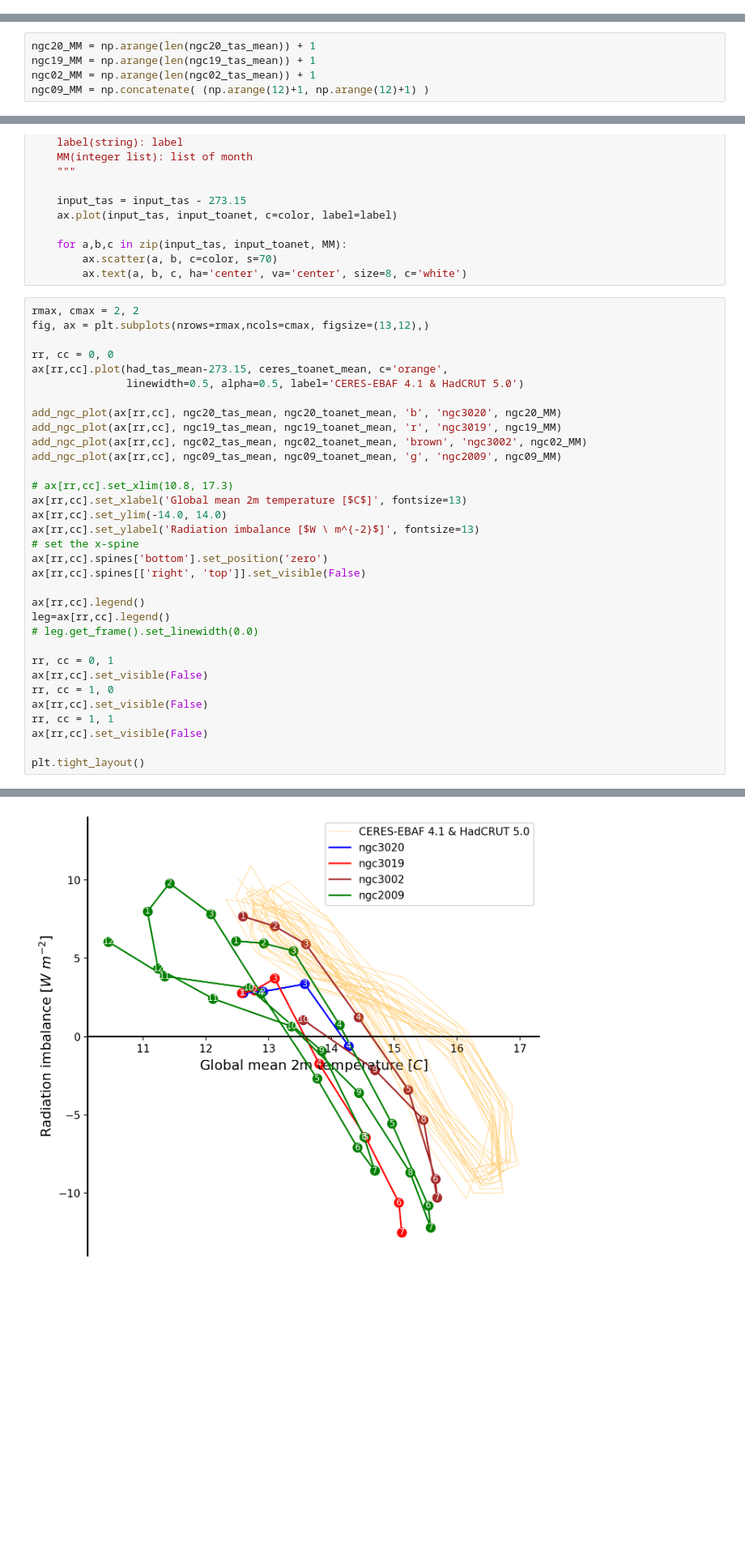
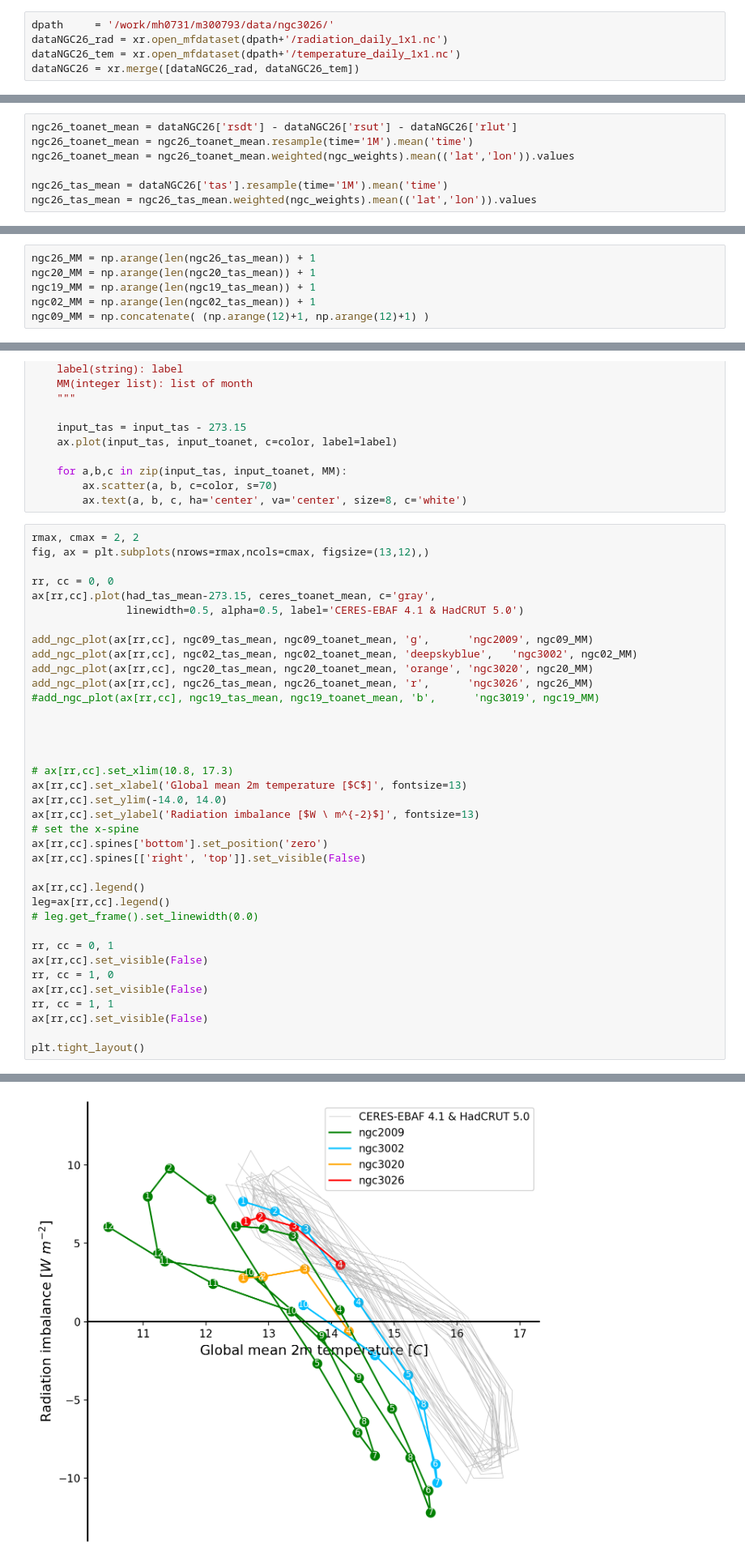
Before and after one commit to junhonglee89/energy_balance_research, a Jupyter notebook: Mauritsen_figure8.ipynb, the cells around one changed output, grey strips where cells are left out. Shown at 81% size. Saved outputs shown, nothing was run; the diff lists cells and outputs as text; blank space fills up the shorter version.

```diff
--- a/Mauritsen_figure8.ipynb
+++ b/Mauritsen_figure8.ipynb
@@ -158,6 +158,11 @@ Conventions :
 CF-1.7
 # %% [markdown]
 ### NextGEMS
+# %%
+dpath     = '/work/mh0731/m300793/data/ngc3026/'
+dataNGC26_rad = xr.open_mfdataset(dpath+'/radiation_daily_1x1.nc')
+dataNGC26_tem = xr.open_mfdataset(dpath+'/temperature_daily_1x1.nc')
+dataNGC26 = xr.merge([dataNGC26_rad, dataNGC26_tem])
 # %%
 dpath     = '/work/mh0731/m300793/data/ngc3020/'
 dataNGC20_rad = xr.open_mfdataset(dpath+'/radiation_daily_1x1.nc')
@@ -290,6 +295,13 @@ ceres_toanet_mean = dataCERES['toa_net_all_mon'].sel(time=slice('2001','2020'))
 had_tas_mean      = had_tas['tas'].weighted(had_weights).mean(('lat','lon')).values
 # %% [markdown]
 ##### Model
+# %%
+ngc26_toanet_mean = dataNGC26['rsdt'] - dataNGC26['rsut'] - dataNGC26['rlut']
+ngc26_toanet_mean = ngc26_toanet_mean.resample(time='1M').mean('time')
+ngc26_toanet_mean = ngc26_toanet_mean.weighted(ngc_weights).mean(('lat','lon')).values
+
+ngc26_tas_mean = dataNGC26['tas'].resample(time='1M').mean('time')
+ngc26_tas_mean = ngc26_tas_mean.weighted(ngc_weights).mean(('lat','lon')).values
 # %%
 ngc20_toanet_mean = dataNGC20['rsdt'] - dataNGC20['rsut'] - dataNGC20['rlut']
 ngc20_toanet_mean = ngc20_toanet_mean.resample(time='1M').mean('time')
@@ -323,6 +335,7 @@ ngc09_tas_mean = ngc09_tas_mean.weighted(ngc_weights).mean(('lat','lon')).values
 # %% [markdown]
 ### Reproduce figure7
 # %%
+ngc26_MM = np.arange(len(ngc26_tas_mean)) + 1
 ngc20_MM = np.arange(len(ngc20_tas_mean)) + 1
 ngc19_MM = np.arange(len(ngc19_tas_mean)) + 1
 ngc02_MM = np.arange(len(ngc02_tas_mean)) + 1
@@ -347,36 +360,40 @@ def add_ngc_plot(ax, input_tas, input_toanet, color, label, MM):
 rmax, cmax = 2, 2
 fig, ax = plt.subplots(nrows=rmax,ncols=cmax, figsize=(13,12),)
 
 rr, cc = 0, 0
-ax[rr,cc].plot(had_tas_mean-273.15, ceres_toanet_mean, c='orange',
+ax[rr,cc].plot(had_tas_mean-273.15, ceres_toanet_mean, c='gray',
                linewidth=0.5, alpha=0.5, label='CERES-EBAF 4.1 & HadCRUT 5.0')
 
-add_ngc_plot(ax[rr,cc], ngc20_tas_mean, ngc20_toanet_mean, 'b', 'ngc3020', ngc20_MM)
-add_ngc_plot(ax[rr,cc], ngc19_tas_mean, ngc19_toanet_mean, 'r', 'ngc3019', ngc19_MM)
-add_ngc_plot(ax[rr,cc], ngc02_tas_mean, ngc02_toanet_mean, 'brown', 'ngc3002', ngc02_MM)
-add_ngc_plot(ax[rr,cc], ngc09_tas_mean, ngc09_toanet_mean, 'g', 'ngc2009', ngc09_MM)
+add_ngc_plot(ax[rr,cc], ngc09_tas_mean, ngc09_toanet_mean, 'g',      'ngc2009', ngc09_MM)
+add_ngc_plot(ax[rr,cc], ngc02_tas_mean, ngc02_toanet_mean, 'deepskyblue',   'ngc3002', ngc02_MM)
+add_ngc_plot(ax[rr,cc], ngc20_tas_mean, ngc20_toanet_mean, 'orange', 'ngc3020', ngc20_MM)
+add_ngc_plot(ax[rr,cc], ngc26_tas_mean, ngc26_toanet_mean, 'r',      'ngc3026', ngc26_MM)
+#add_ngc_plot(ax[rr,cc], ngc19_tas_mean, ngc19_toanet_mean, 'b',      'ngc3019', ngc19_MM)
+
+
+
 
 # ax[rr,cc].set_xlim(10.8, 17.3)
 ax[rr,cc].set_xlabel('Global mean 2m temperature [$C$]', fontsize=13)
 ax[rr,cc].set_ylim(-14.0, 14.0)
 ax[rr,cc].set_ylabel('Radiation imbalance [$W \ m^{-2}$]', fontsize=13)
 # set the x-spine
 ax[rr,cc].spines['bottom'].set_position('zero')
 ax[rr,cc].spines[['right', 'top']].set_visible(False)
 
 ax[rr,cc].legend()
 leg=ax[rr,cc].legend()
 # leg.get_frame().set_linewidth(0.0)
 
 rr, cc = 0, 1
 ax[rr,cc].set_visible(False)
 rr, cc = 1, 0
 ax[rr,cc].set_visible(False)
 rr, cc = 1, 1
 ax[rr,cc].set_visible(False)
 
 plt.tight_layout()
 # %% [output]
 posx and posy should be finite values
 posx and posy should be finite values
-[figure, old version]
+[figure, new version]
```
